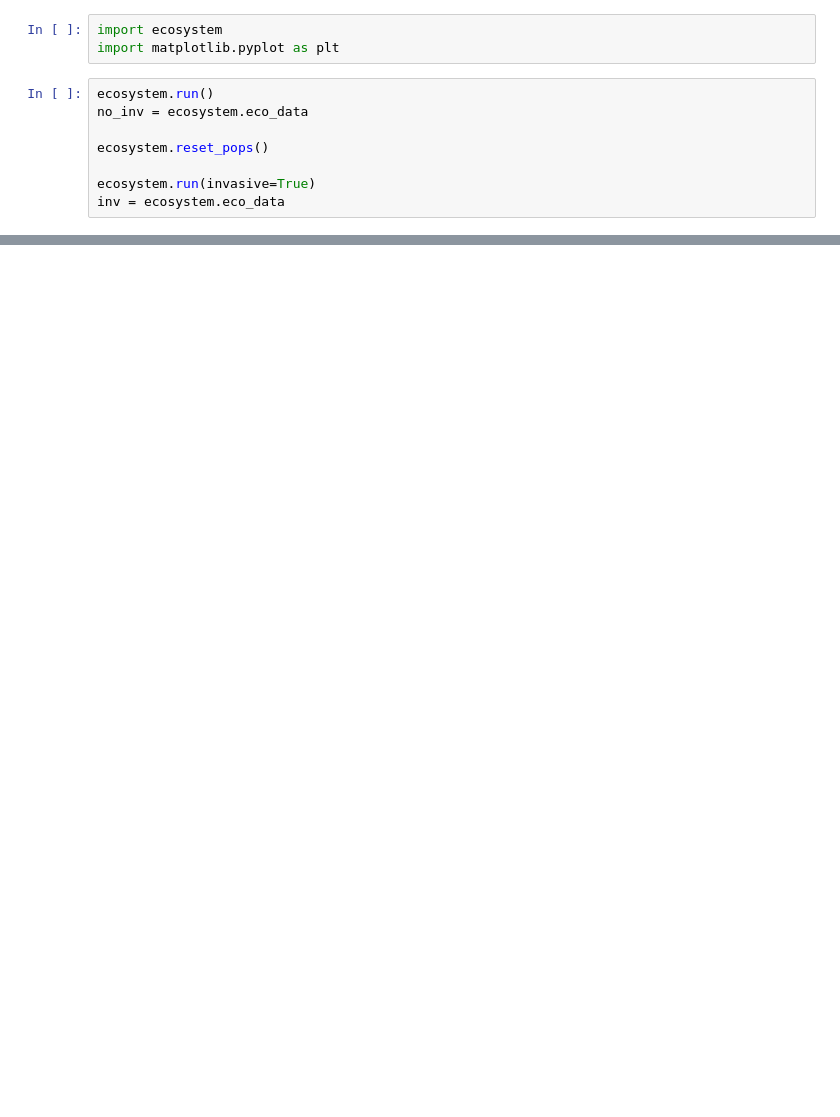
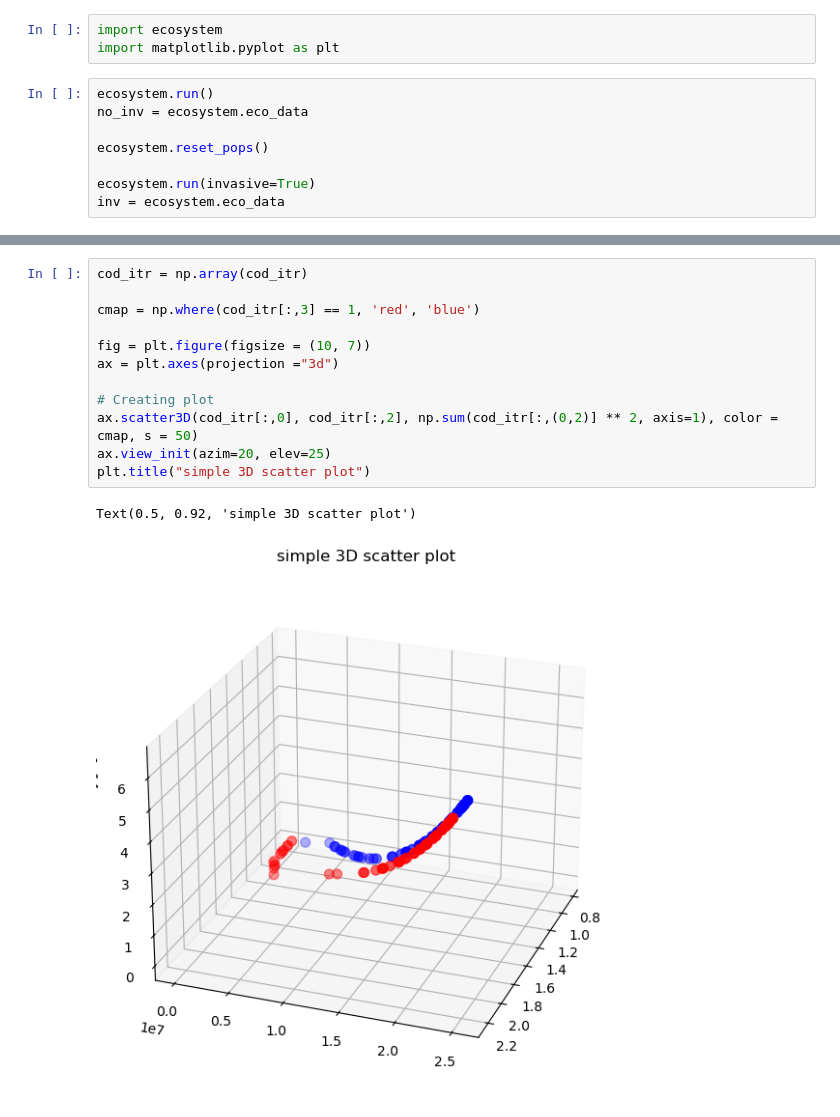
Before and after one commit to anthonyjk/invasive-species-model, a Jupyter notebook: visual.ipynb, the cells around one changed output, grey strips where cells are left out. Drawn from its saved outputs; the diff is of its cells as text; blank space fills up the shorter version.

```diff
--- a/visual.ipynb
+++ b/visual.ipynb
@@ -17,0 +42,15 @@ plt.plot(inv['step'], inv['cod_pop'])
+# %%
+cod_itr = np.array(cod_itr)
+
+cmap = np.where(cod_itr[:,3] == 1, 'red', 'blue')
+
+fig = plt.figure(figsize = (10, 7))
+ax = plt.axes(projection ="3d")
+
+# Creating plot
+ax.scatter3D(cod_itr[:,0], cod_itr[:,2], np.sum(cod_itr[:,(0,2)] ** 2, axis=1), color = cmap, s = 50)
+ax.view_init(azim=20, elev=25)
+plt.title("simple 3D scatter plot")
+# %% [output]
+Text(0.5, 0.92, 'simple 3D scatter plot')
+[figure, added]
```
Also changed, not shown: parts of 7 cells of this notebook, 2 other files.
